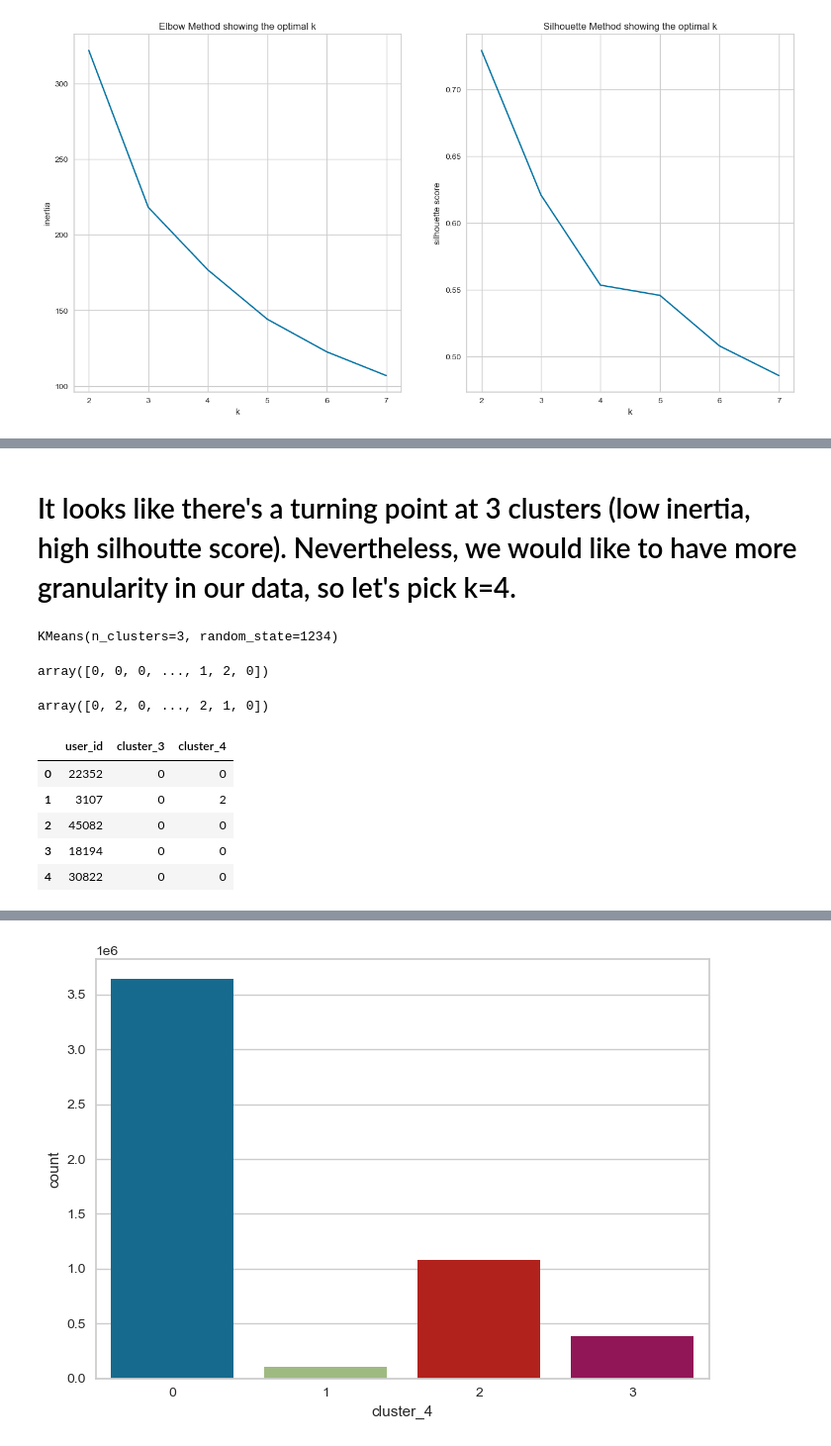
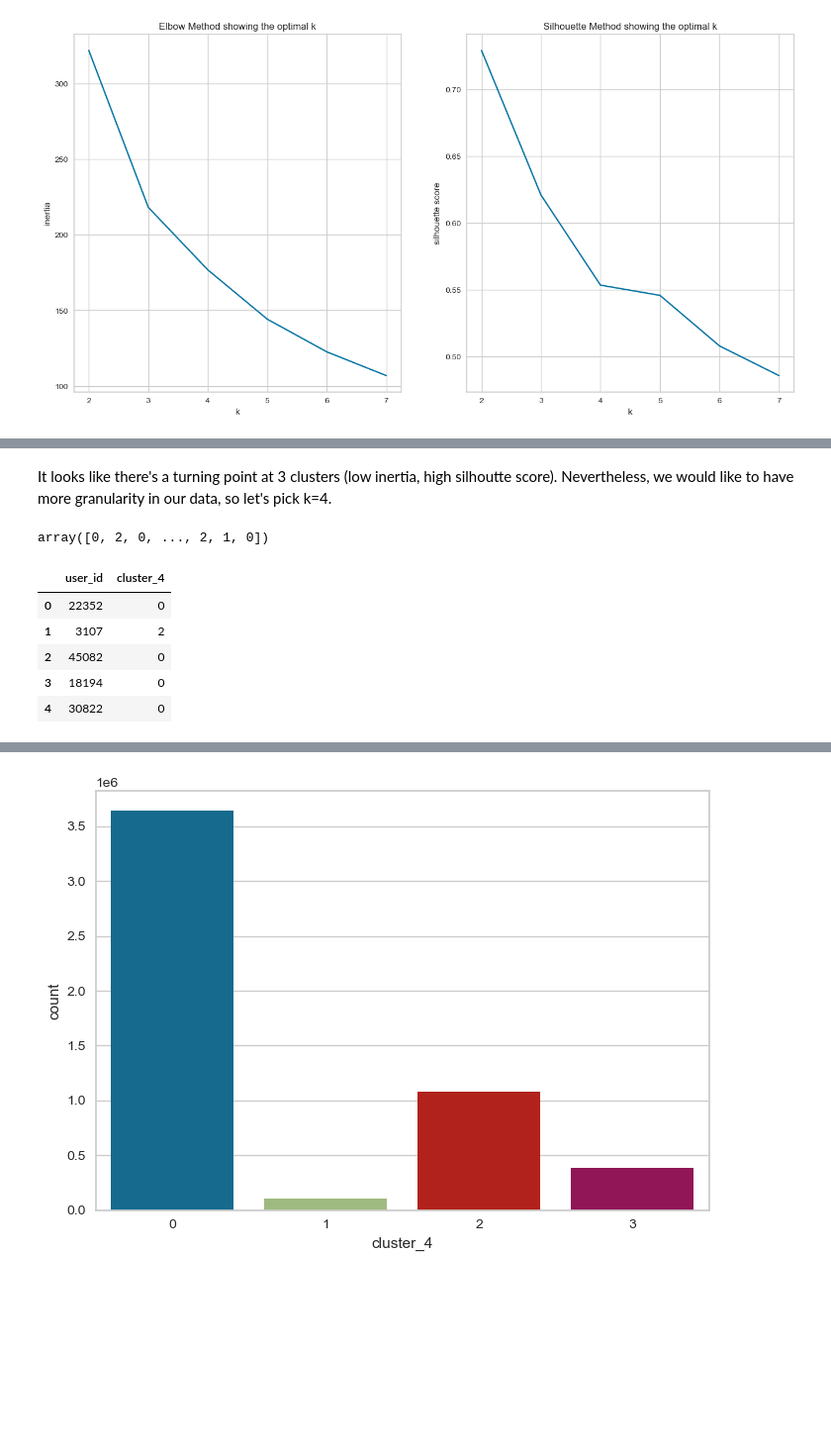
Before and after one commit to ameliapt/instacart_project, a Jupyter notebook: notebooks/K-Means&PCA - clustering.ipynb, the cells around one changed output, grey strips where cells are left out. Shown: that part at 99% size. Saved outputs shown, nothing was run; the diff lists cells and outputs as text; code cells hidden in the pictures; blank space fills up the shorter version.

```diff
--- a/notebooks/K-Means&PCA - clustering.ipynb
+++ b/notebooks/K-Means&PCA - clustering.ipynb
@@ -268,15 +214,3 @@ for i in [4,5,6,7]:
 # %% [markdown]
-# It looks like there's a turning point at 3 clusters (low inertia, high silhoutte score). Nevertheless, we would like to have more granularity in our data, so let's pick k=4.
+It looks like there's a turning point at 3 clusters (low inertia, high silhoutte score). Nevertheless, we would like to have more granularity in our data, so let's pick k=4.
-# %%
-with open(config['models']['kmeans_path_k'], 'rb') as f:
-    km3 = pickle.load(f)
-
-km3
-# %% [output]
-KMeans(n_clusters=3, random_state=1234)
-# %%
-y_means3 = km3.labels_
-y_means3
-# %% [output]
-array([0, 0, 0, ..., 1, 2, 0])
 # %%
@@ -296,16 +224,15 @@ y_means5
 # %%
 user_id = instacart_beta['user_id'].unique()
 id_label = pd.DataFrame(user_id, columns = ['user_id'])
-id_label['cluster_3'] = y_means3
 id_label['cluster_4'] = y_means4
 id_label.head()
 # %% [output]
-|  | user_id | cluster_3 | cluster_4 |
-| 0 | 22352 | 0 | 0 |
-| 1 | 3107 | 0 | 2 |
-| 2 | 45082 | 0 | 0 |
-| 3 | 18194 | 0 | 0 |
-| 4 | 30822 | 0 | 0 |
+|  | user_id | cluster_4 |
+| 0 | 22352 | 0 |
+| 1 | 3107 | 2 |
+| 2 | 45082 | 0 |
+| 3 | 18194 | 0 |
+| 4 | 30822 | 0 |
 # %%
 instacart_beta = instacart_beta.merge(id_label, how='left', on='user_id')
 instacart_beta.head(20)
```
Also changed, not shown: parts of 16 cells of this notebook, 12 other files.
